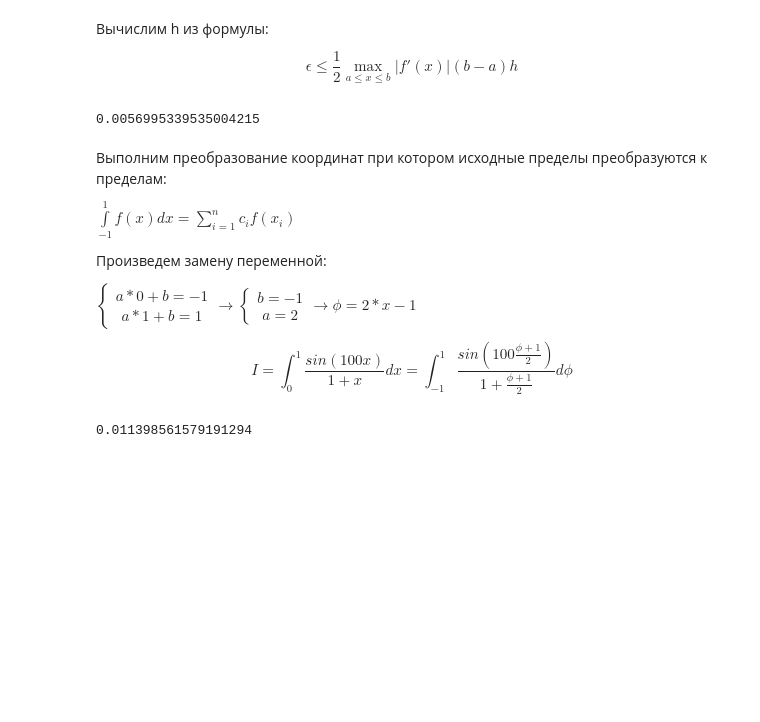
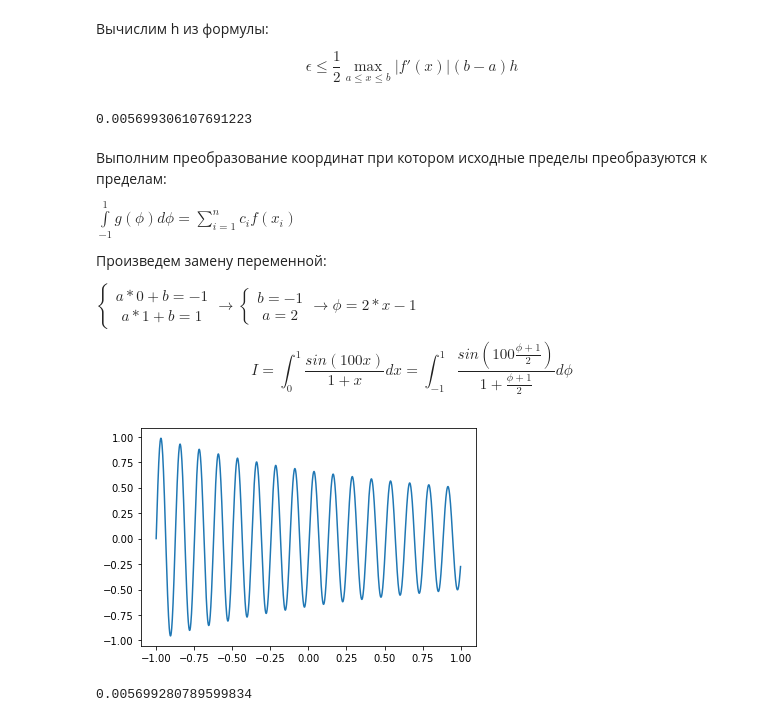
Before and after one commit to PotapovAnton-gif/Prac.vichmath, a Jupyter notebook: Solve integrall by Newton-Gauss/Analytical_solution.ipynb, the cells around one changed output. Saved outputs shown, nothing was run; the diff lists cells and outputs as text; code cells hidden in the pictures; blank space fills up the shorter version.

```diff
--- a/Solve integrall by Newton-Gauss/Analytical_solution.ipynb
+++ b/Solve integrall by Newton-Gauss/Analytical_solution.ipynb
@@ -27,32 +27,40 @@ plt.show
 
 $$\epsilon \leqslant \frac{1}{2} \max\limits_{a \leqslant x \leqslant b}|f'(x)|(b - a)h$$
 # %%
-h = 2e-6
+h = 2e-7
 x = np.arange(0, 1, h)
 I = 0
 for i in x:
     I += f(i)*h
 print(I)
 # %% [output]
-0.0056995339535004215
+0.005699306107691223
 # %% [markdown]
 Выполним преобразование координат при котором исходные пределы преобразуются к пределам:
 
-$\int\limits_{-1}^{1}f(x) dx = \sum\limits_{i = 1}^{n}c_if(x_i) $
+$\int\limits_{-1}^{1}g(\phi) d\phi = \sum\limits_{i = 1}^{n}c_if(x_i) $
 
 Произведем замену переменной:
 
 $\left\{ \begin{gathered} a*0 + b = -1 \\ a*1 + b = 1 \end{gathered}\right.  \to \left\{ \begin{gathered} b = -1 \\ a = 2 \end{gathered}\right. \to \phi = 2*x - 1$
 
 $$I = \int_0^1{\frac{sin(100x)}{1 + x} dx} = \int_{-1}^1{\frac{sin(100{\frac{\phi + 1}{2}})}{1 + \frac{\phi + 1}{2}} d\phi}$$
-# %%
-def g(phi):
-    return np.sin(100*)/(1 + x)
+# %%
+def g(phi):
+    return np.sin(100*(phi + 1)/2)/(1 + (phi + 1)/2)
+x2 = np.arange(-1, 1, 0.001)
+y2 = g(x2)
+
+ay = plt.subplot()
+ay.plot(x2, y2)
+plt.show()
+# %% [output]
+[figure, added]
 # %%
-dots, weght = sc.roots_legendre(600)
+dots, weght = sc.roots_legendre(50)
 Integral = 0
-for i in range(600):
+for i in range(50):
     Integral += weght[i]*g(dots[i])
-print(Integral)
+print(Integral/2)
 # %% [output]
-0.011398561579191294
+0.005699280789599834
```
Also changed, not shown: 3 other files.
